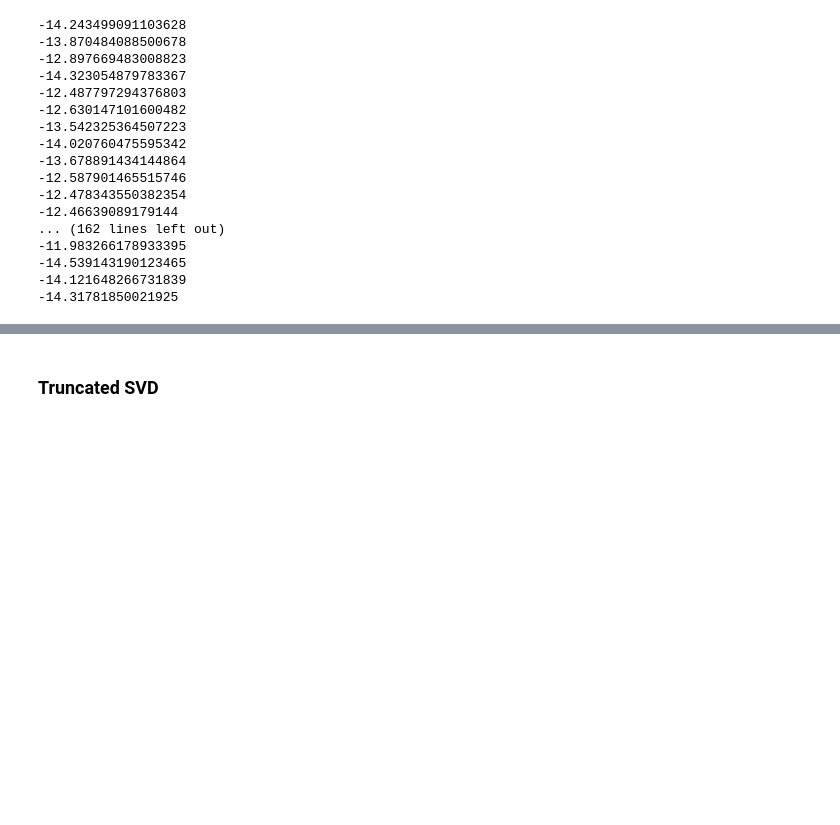
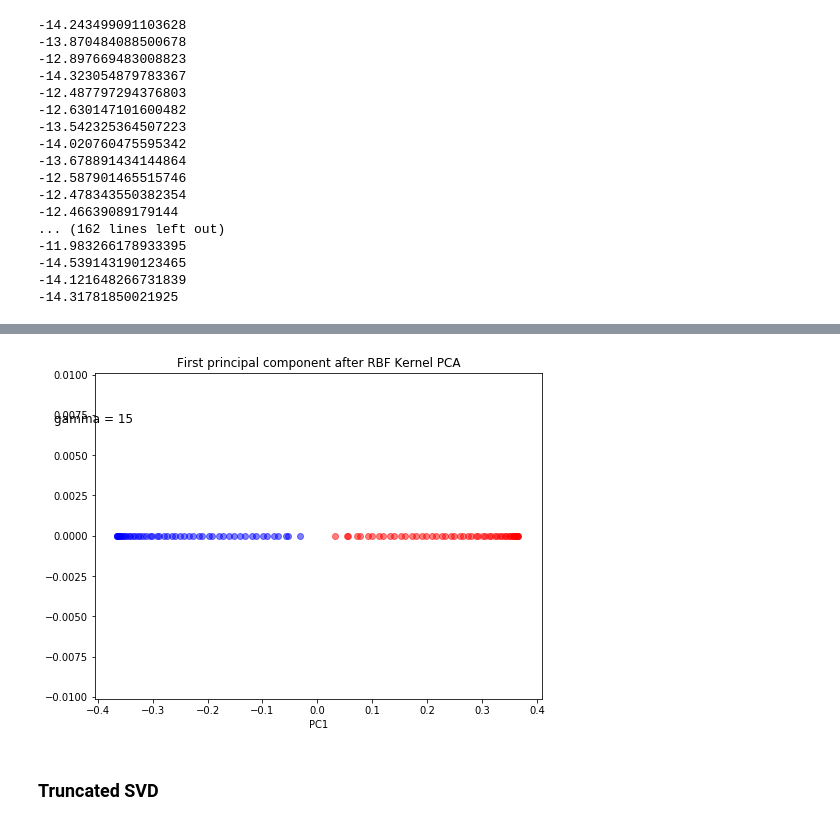
Before and after one commit to Chialijuan/JupyterNotes, a Jupyter notebook: DimentionalityReduction.ipynb, the cells around one changed output, grey strips where cells are left out. Cells and saved outputs as stored; diff of their text form; code cells hidden in the pictures; blank space fills up the shorter version.

```diff
--- a/DimentionalityReduction.ipynb
+++ b/DimentionalityReduction.ipynb
@@ -402,2 +470,15 @@ TypeError: slice indices must be integers or None or have an __index__ method
+# %%
+pca_rbf = KernelPCA(n_components=1, kernel='rbf', gamma=15)
+x_skernpca = pca_rbf.fit_transform(x)
+
+plt.figure(figsize=(8,6))
+plt.scatter(x_skernpca[y==0, 0], np.zeros((50,1)), color='red', alpha=0.5)
+plt.scatter(x_skernpca[y==1, 0], np.zeros((50,1)), color='blue', alpha=0.5)
+plt.text(-0.48, 0.007, 'gamma = 15', fontsize=12)
+plt.title('First principal component after RBF Kernel PCA')
+plt.xlabel('PC1')
+plt.show()
+# %% [output]
+[figure, added]
 # %% [markdown]
 ### Truncated SVD
```
Also changed, not shown: parts of 20 cells of this notebook.
